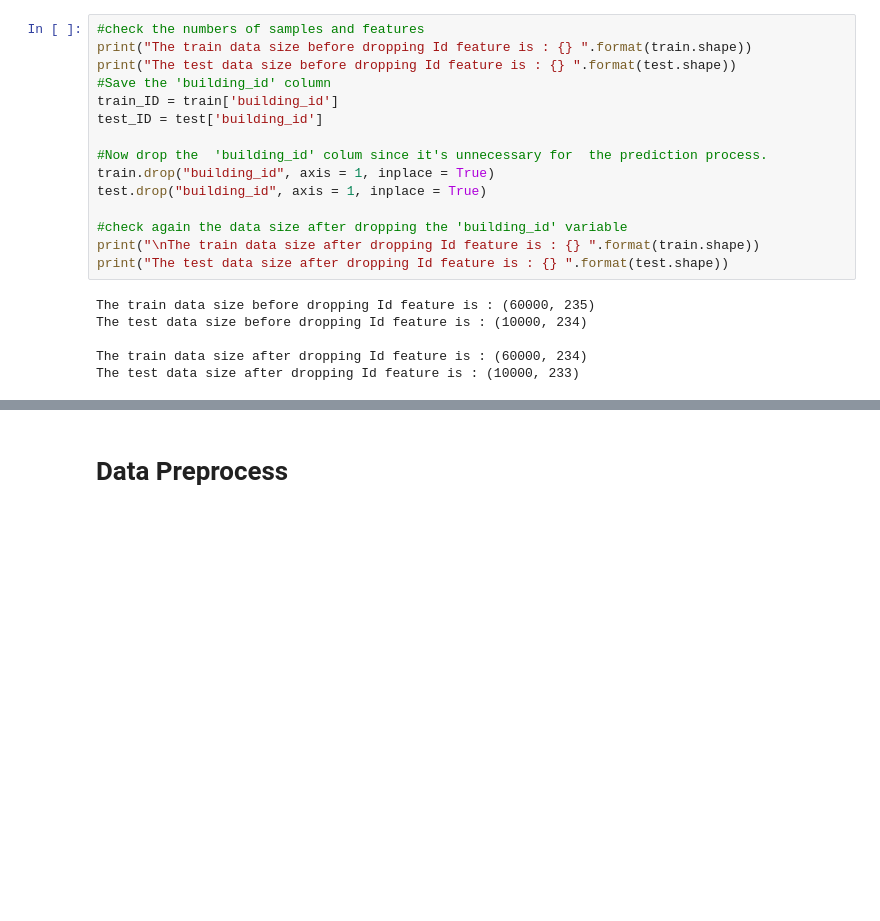
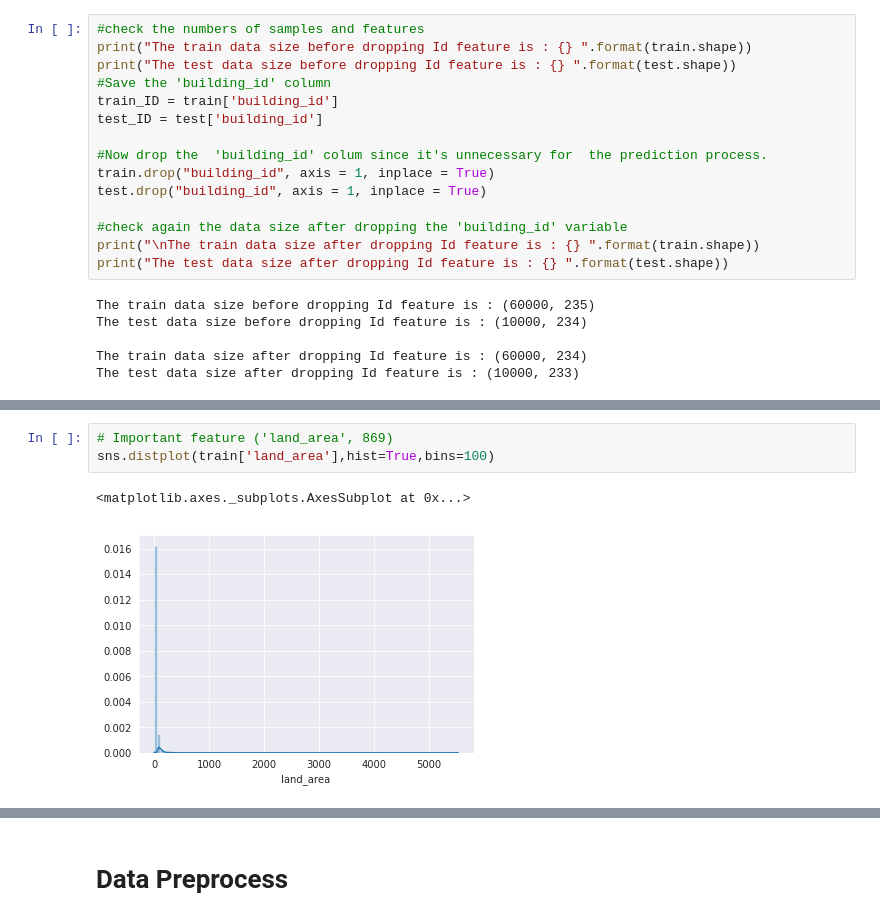
Before and after one commit to chonglun/4th-aia, a Jupyter notebook: tbrain/玉山台灣不動產AI神預測/tbrain-ai-building-total-price.ipynb, the cells around one changed output, grey strips where cells are left out. Cells and saved outputs as stored; diff of their text form; blank space fills up the shorter version.

```diff
--- a/tbrain/玉山台灣不動產AI神預測/tbrain-ai-building-total-price.ipynb
+++ b/tbrain/玉山台灣不動產AI神預測/tbrain-ai-building-total-price.ipynb
@@ -87,0 +115,6 @@ sns.distplot(train['txn_dt'],hist=True,bins=100)
+# %%
+# Important feature ('land_area', 869)
+sns.distplot(train['land_area'],hist=True,bins=100)
+# %% [output]
+<matplotlib.axes._subplots.AxesSubplot at 0x...>
+[figure, added]
```
Also changed, not shown: parts of 36 cells of this notebook.
